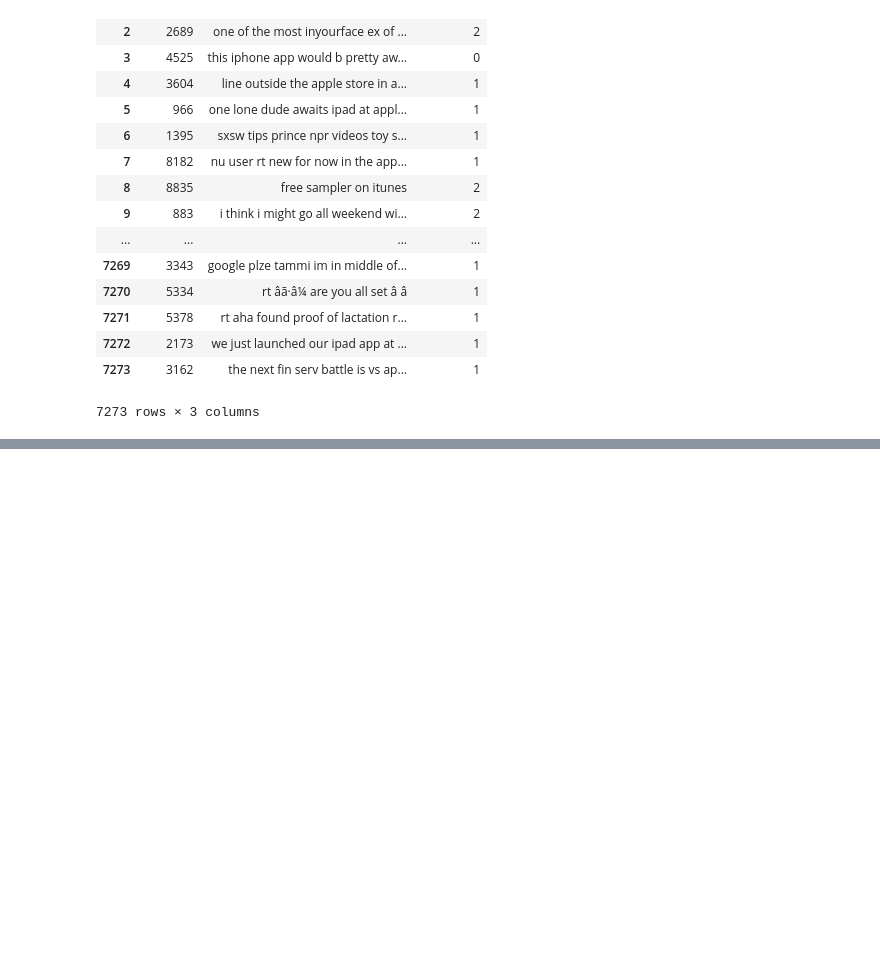
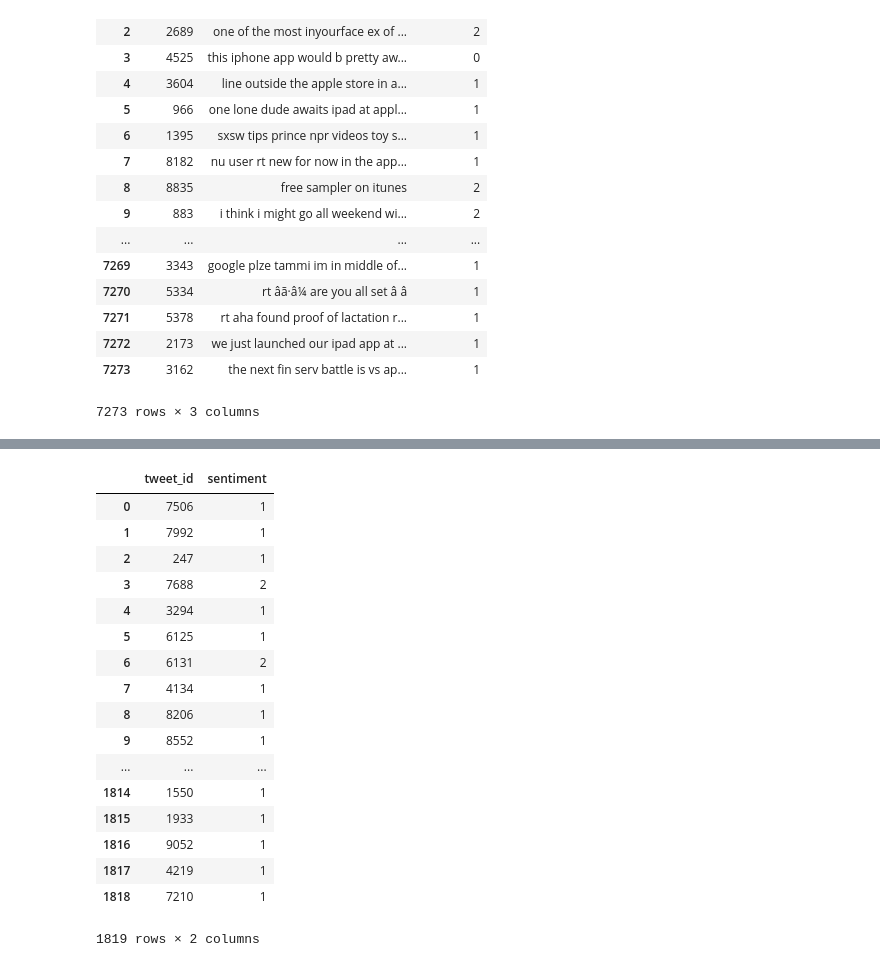
Before and after one commit to lordzohar/nlp_hackathon, a Jupyter notebook: twitter.ipynb, the cells around one changed output, grey strips where cells are left out. Saved outputs shown, nothing was run; the diff lists cells and outputs as text; code cells hidden in the pictures; blank space fills up the shorter version.

```diff
--- a/twitter.ipynb
+++ b/twitter.ipynb
@@ -534 +529,22 @@ test
 1819 rows × 3 columns
+# %%
+test[['tweet_id','sentiment']]
+# %% [output]
+|  | tweet_id | sentiment |
+| 0 | 7506 | 1 |
+| 1 | 7992 | 1 |
+| 2 | 247 | 1 |
+| 3 | 7688 | 2 |
+| 4 | 3294 | 1 |
+| 5 | 6125 | 1 |
+| 6 | 6131 | 2 |
+| 7 | 4134 | 1 |
+| 8 | 8206 | 1 |
+| 9 | 8552 | 1 |
+| ... | ... | ... |
+| 1814 | 1550 | 1 |
+| 1815 | 1933 | 1 |
+| 1816 | 9052 | 1 |
+| 1817 | 4219 | 1 |
+| 1818 | 7210 | 1 |
+1819 rows × 2 columns
```
Also changed, not shown: parts of 10 cells of this notebook.
